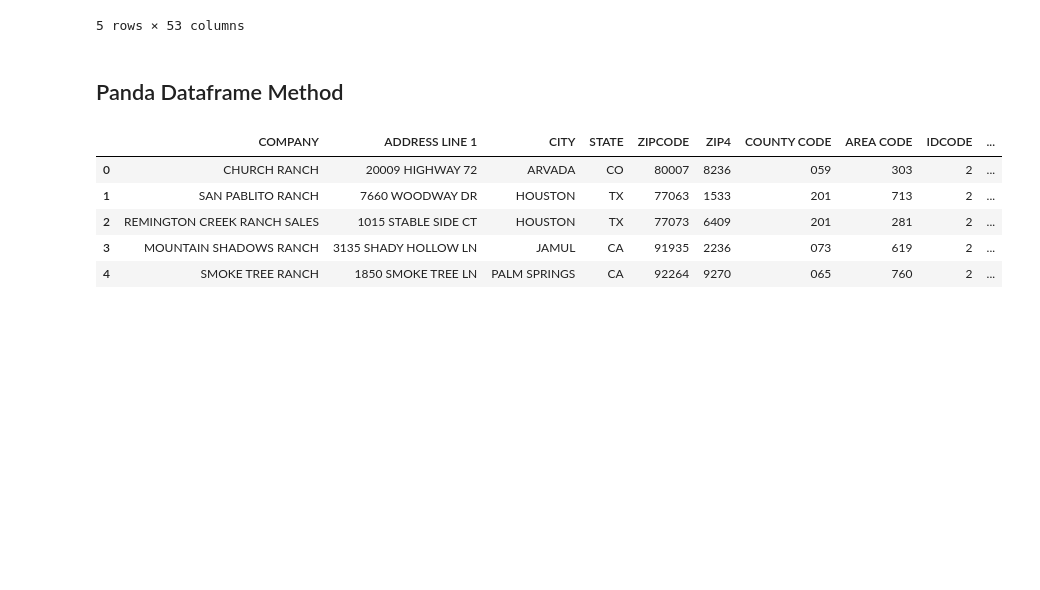
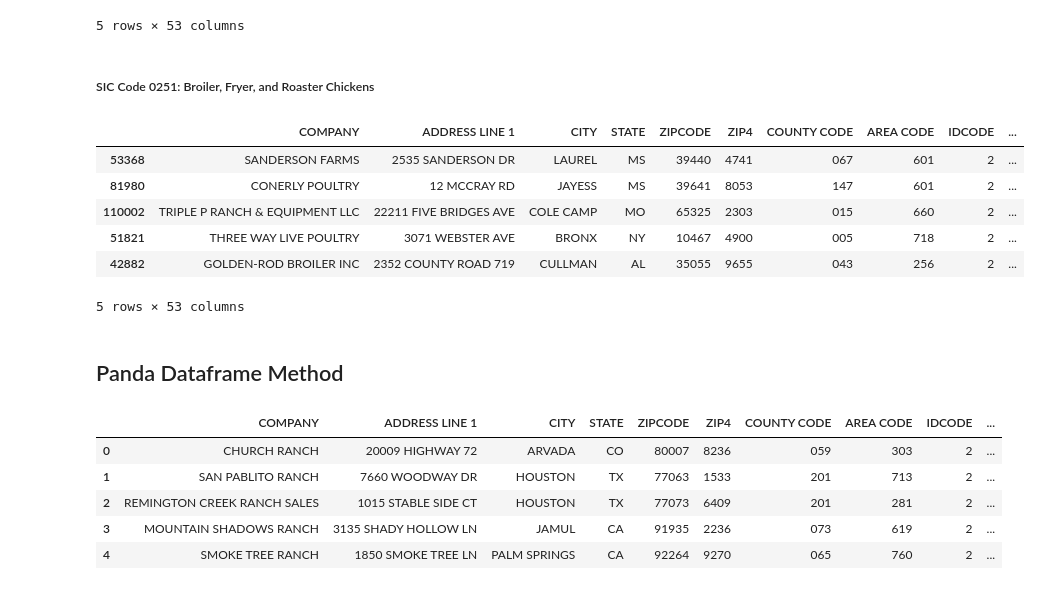
Before and after one commit to uchicago-dsi/rafi-poultry, a Jupyter notebook: notebooks/farm_sic_code_search.ipynb, the cells around one changed output. Drawn from its saved outputs; the diff is of its cells as text; code cells hidden in the pictures; blank space fills up the shorter version.

```diff
--- a/notebooks/farm_sic_code_search.ipynb
+++ b/notebooks/farm_sic_code_search.ipynb
@@ -149,3 +149,17 @@ code_254.head()
 5 rows × 53 columns
 # %%
 code_254.to_csv("../data/code_254.csv") # save as CSV file
+# %% [markdown]
+##### SIC Code 0251: Broiler, Fryer, and Roaster Chickens
+# %%
+code_0251 = dask_sic_matches_df(df, '0251')
+# %%
+code_0251.head()
+# %% [output]
+|  | COMPANY | ADDRESS LINE 1 | CITY | STATE | ZIPCODE | ZIP4 | COUNTY CODE | AREA CODE | IDCODE | ... |
+| 53368 | SANDERSON FARMS | 2535 SANDERSON DR | LAUREL | MS | 39440 | 4741 | 067 | 601 | 2 | ... |
+| 81980 | CONERLY POULTRY | 12 MCCRAY RD | JAYESS | MS | 39641 | 8053 | 147 | 601 | 2 | ... |
+| 110002 | TRIPLE P RANCH & EQUIPMENT LLC | 22211 FIVE BRIDGES AVE | COLE CAMP | MO | 65325 | 2303 | 015 | 660 | 2 | ... |
+| 51821 | THREE WAY LIVE POULTRY | 3071 WEBSTER AVE | BRONX | NY | 10467 | 4900 | 005 | 718 | 2 | ... |
+| 42882 | GOLDEN-ROD BROILER INC | 2352 COUNTY ROAD 719 | CULLMAN | AL | 35055 | 9655 | 043 | 256 | 2 | ... |
+5 rows × 53 columns
```
Also changed, not shown: parts of 1 cell of this notebook, 1 other file.
